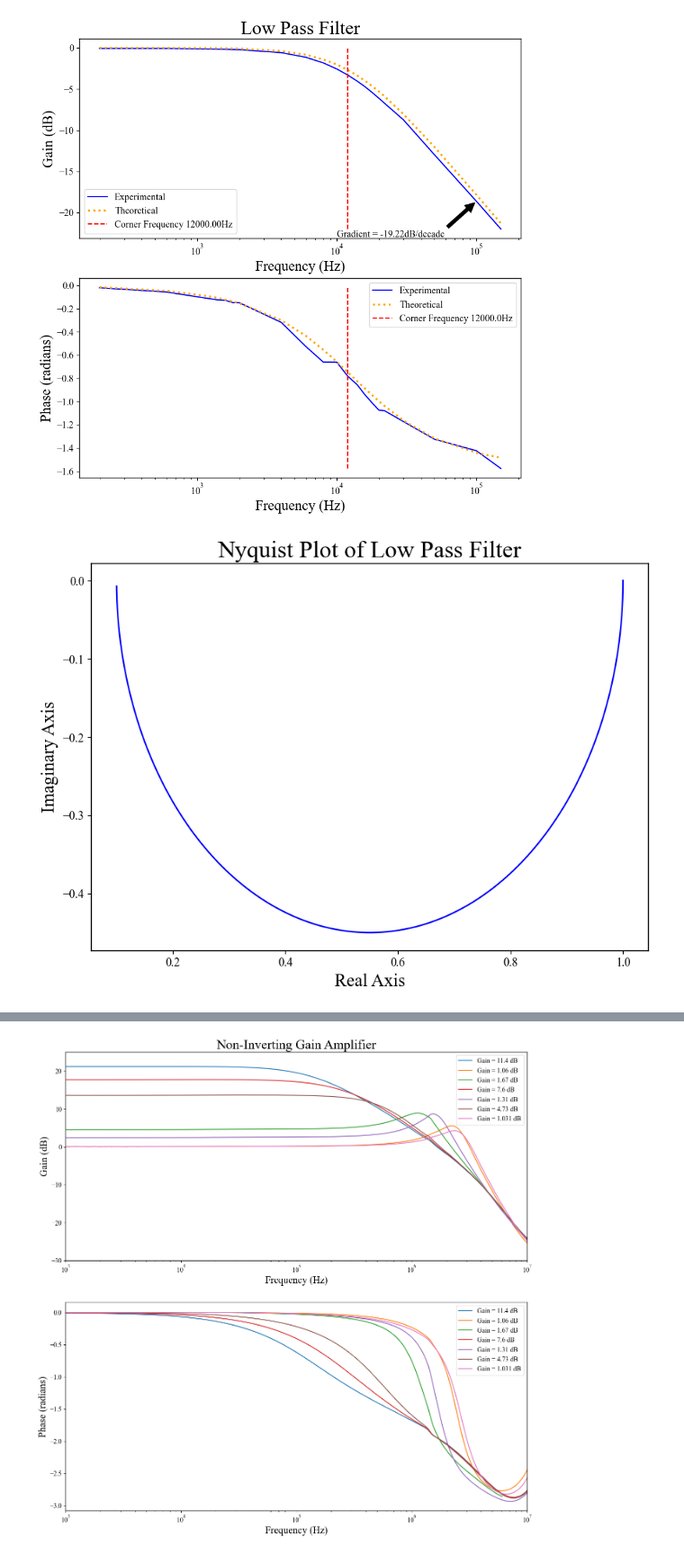
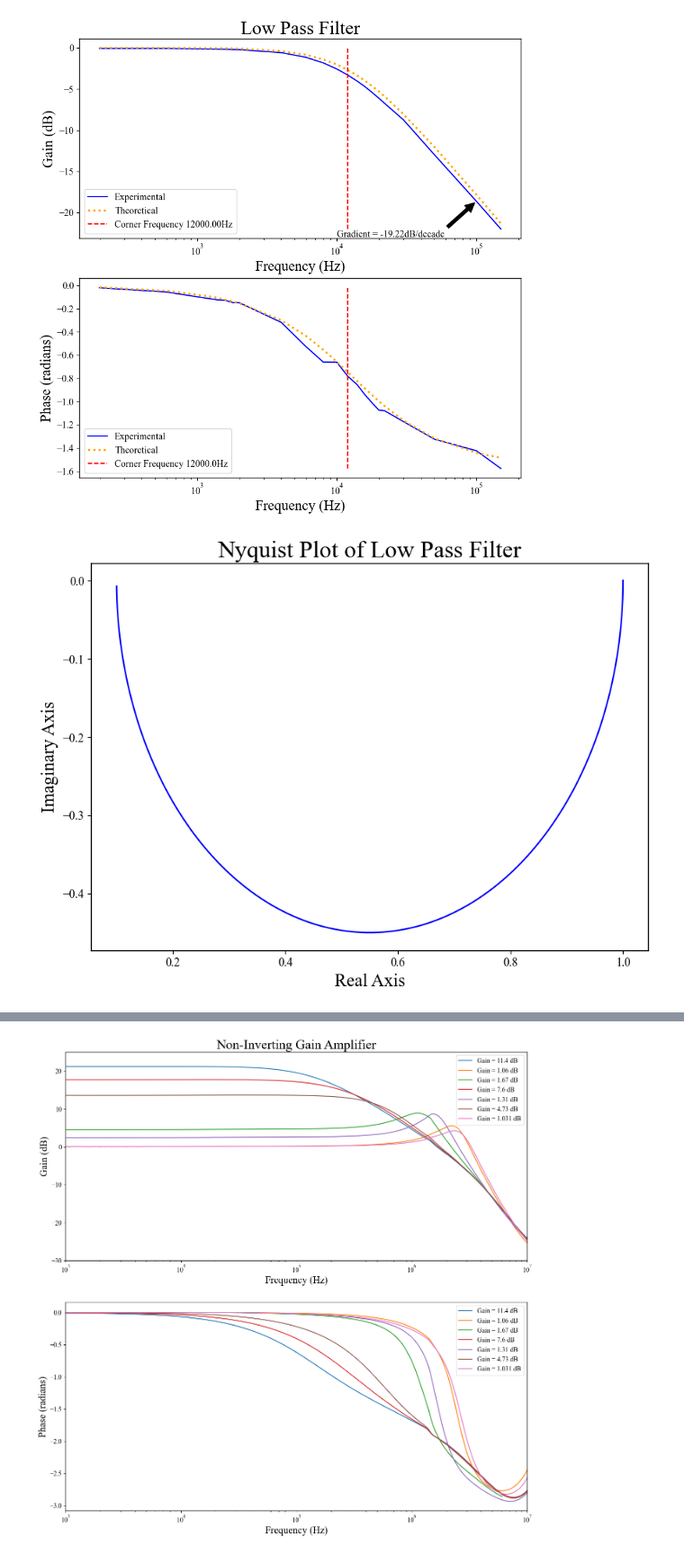
Before and after one commit to lewismcnish/Physics, a Jupyter notebook: Year_3/analogue_filters/analogue_filters.ipynb, the cells around one changed output, grey strips where cells are left out. Shown at 90% size. Cells and saved outputs as stored; diff of their text form; code cells hidden in the pictures.

```diff
--- a/Year_3/analogue_filters/analogue_filters.ipynb
+++ b/Year_3/analogue_filters/analogue_filters.ipynb
@@ -129,33 +129,33 @@ plt.annotate(f'Gradient = {gradient(log_lp_gain,log_lp_omega)[-1]:.2f}dB/decade'
 plt.xlabel(r'Frequency (Hz)')
 plt.xscale('log')
 plt.ylabel('Gain (dB)')
 plt.title('Low Pass Filter')
 plt.legend()
 plt.subplot(2,1,2)
 plt.plot(lp_freq,lp_phase, label = 'Experimental', color = 'blue')
 plt.plot(lp_freq,lp_theo_phase, label = 'Theoretical', color = 'orange', linestyle = ':', linewidth = 2.5)
 plt.plot(lp_corner_freq,lp_phase, label = f'Corner Frequency {lp_corner_freq[0]}Hz', color = 'red', linestyle = '--', linewidth = 1.5)
 plt.xlabel(r'Frequency (Hz)')
 plt.xscale('log')
 plt.ylabel('Phase (radians)')
-plt.legend()
+plt.legend(loc= 3)
 plt.show()
 
                                 # Nyquist Plot of Low Pass Filter
 tau = lp_resistance*lp_capacitance;
 a = 10;
 lp_trans_func = signal.lti([tau, 1],[a*tau, 1])                 #Creating Transfer Function for a Linear Time Independent system
 w= np.linspace(1e-4,1e6,1000000)                               #Creating a range of frequencies to plot the frequency response
 
 w, H = signal.freqresp(lp_trans_func,w)
 plt.figure(figsize=(10,7))
 plt.plot(H.real, H.imag, "b")
 plt.xlabel("Real Axis")
 plt.ylabel("Imaginary Axis")
 plt.title("Nyquist Plot of Low Pass Filter")
 
 
 plt.show()
 # %% [output]
-[figure, old version]
+[figure, new version]
 [figure]
```
Also changed, not shown: parts of 10 cells of this notebook, 1 other file.
